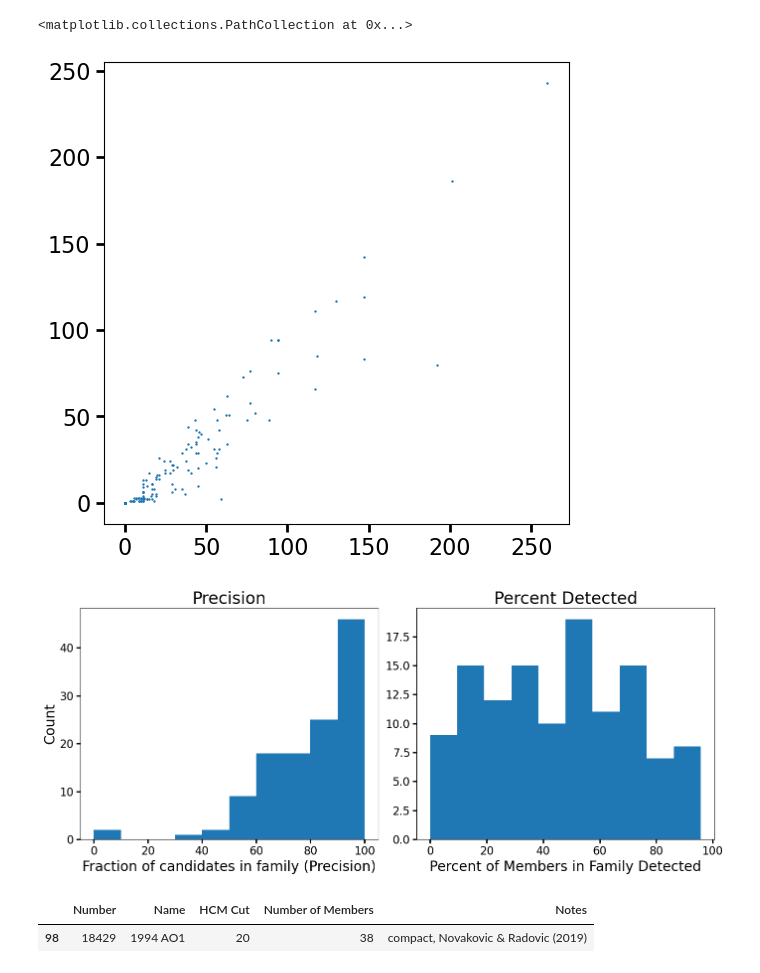
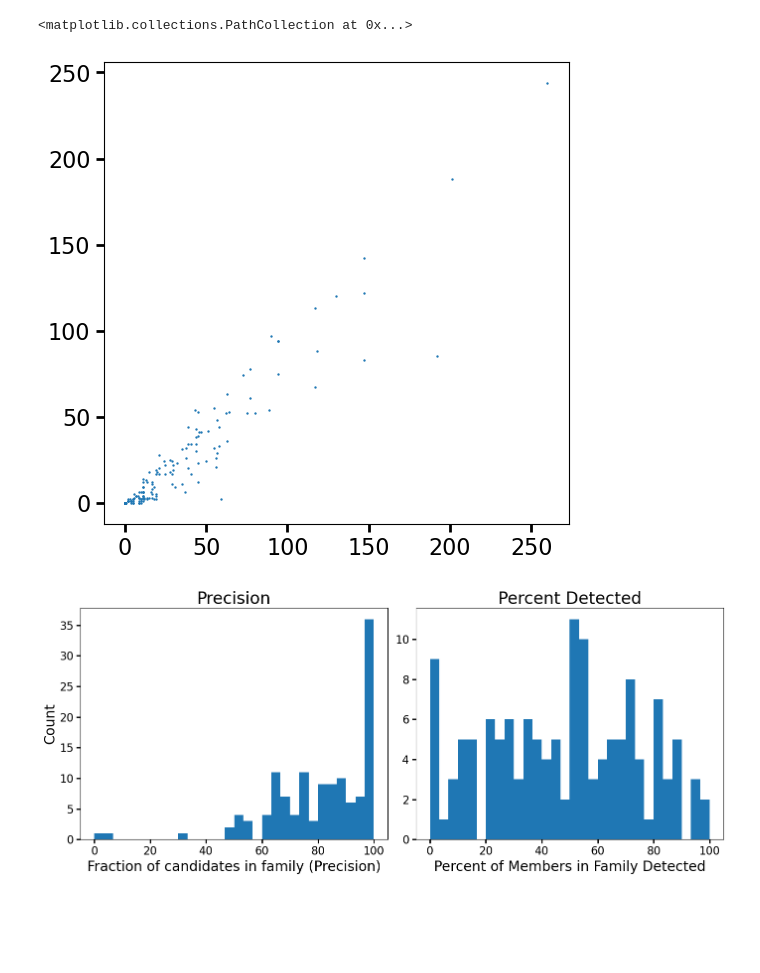
Before and after one commit to YangShen31/proper_elements_prediction, a Jupyter notebook: 4_family_identification/histogram_generations.ipynb, the cells around one changed output. Drawn from its saved outputs; the diff is of its cells as text; code cells hidden in the pictures; blank space fills up the shorter version.

```diff
--- a/4_family_identification/histogram_generations.ipynb
+++ b/4_family_identification/histogram_generations.ipynb
@@ -30,25 +48,26 @@ def calculate_d(a_p, delta_a_p, delta_e_p, delta_sin_i_p):
 	return d
 
 # create a slab enclosing all family members
-def slab_d_calc(family_df_copy, family_pred_df_copy, merged_df, command):
+def slab_d_calc(family_df_copy, family_pred_df, merged_df, command):
 	if command == "osculating":
-		columns_bound = {"a": "a", "e": "e", "sini": "Incl."}
-		columns = {"a": "a", "e": "e", "sini": "Incl."}
+		columns_bound = {"a": "a", "e": "e", "sini": "sini"}
+		columns = {"a": "a", "e": "e", "sini": "sini"}
 	elif command == "proper":
 		columns_bound = {"a": "propa", "e": "prope", "sini": "propsini"}
 		columns = {"a": "propa", "e": "prope", "sini": "propsini"}
 	elif command == "pred":
-		# family_df_copy = family_pred_df_copy
 		columns_bound = {"a": "propa", "e": "prope", "sini": "propsini"}
 		columns = {"a": "propa", "e": "pred_e", "sini": "pred_sini"}
+
+	adds = 0
 
 	a_adds = (family_df_copy[columns_bound["a"]].max() - family_df_copy[columns_bound["a"]].min())/2
 	e_adds = (family_df_copy[columns_bound["e"]].max() - family_df_copy[columns_bound["e"]].min())/2
 	sini_adds = (family_df_copy[columns_bound["sini"]].max() - family_df_copy[columns_bound["sini"]].min())/2
 
 	a_adds = 0
-	e_adds = 0
-	sini_adds = 0
+	e_adds = 0.001
+	sini_adds = 0.001
 
 	a_min, a_max = family_df_copy[columns_bound["a"]].min() - a_adds, family_df_copy[columns_bound["a"]].max() + a_adds
 	e_min, e_max = family_df_copy[columns_bound["e"]].min() - e_adds, family_df_copy[columns_bound["e"]].max() + e_adds
@@ -95,18 +114,26 @@ def histogram_generation(d_cutoff, family_df):
 	family_df["PackedName"] = family_df["PackedName"].apply(convert_id)
 	name_list = family_df["PackedName"]
 	family_df = nesvorny_elements[nesvorny_elements["Des'n"].isin(name_list)]
-	# Calculate the percentage of machine learning prediction still classifies asteroids into the family
-	family_pred_df = df_ngb[df_ngb["Des'n"].isin(name_list)]
 
-	d_df = slab_d_calc(family_df, family_pred_df, df_ngb, "pred")
+	# Family members in the test sample
+	family_pred_df = df_xgb[df_xgb["Des'n"].isin(name_list)]
+
+	d_df = slab_d_calc(family_df, family_pred_df, df_xgb, "pred")
 
 	if d_df.empty:
 		return 0, 0, 0
 
+	# The pair d values for asteroid and family asteroid
 	d_df_single = d_df.drop_duplicates(subset = ["name_asteroid"])
+
+	# The family members within the slab
 	num_family_slab = len(d_df_single[d_df_single["name_asteroid"].isin(name_list)])
+
+	# The slab asteroids within the d cutoff
 	filtered_df = d_df[d_df["d"] < float(d_cutoff.iloc[0])]
 	filtered_df = filtered_df.drop_duplicates(subset = ["name_asteroid"])
+
+	# The slab asteroid within the d cutoff is a true family member
 	family_slab_df = filtered_df[filtered_df["name_asteroid"].isin(name_list)]
 
 	return len(family_slab_df), len(family_pred_df), len(filtered_df)
@@ -148,7 +171,7 @@ dataset_path = Path('../data/family_tables')
 filenames = list(dataset_path.glob('*.csv'))
 name_list = []
 total_family_list = []
-true_family_list = []
+detected_family_list = []
 detected_asteroids_list = []
 # %%
 column_names = ['propa', 'prope', 'propsini', 'g', 's', 'H', 'NumOpps', 'PackedName', 'UnpackedName']
@@ -156,43 +179,38 @@ for filename in filenames:
 	df_family = pd.read_csv(str(filename), header = None, names = column_names)
 	family_number = str(filename).split("/")[-1].split(".")[0].split("_")[1]
 	d = df_d[df_d["Number"].astype(str) == family_number]["HCM Cut"]
-	number = df_d[df_d["Number"] == family_number]["Number of Members"]
+	number = df_d[df_d["Number"].astype(str) == family_number]["Number of Members"]
 
-	if family_number != "0":
-		true_family, total_family, detected_asteroids = histogram_generation(d, df_family)
+	if (family_number != "0"):
+		detected_family, total_family, detected_asteroids = histogram_generation(d, df_family)
 		name_list.append(filename)
-		true_family_list.append(true_family)
+		detected_family_list.append(detected_family)
 		total_family_list.append(total_family)
 		detected_asteroids_list.append(detected_asteroids)
 # %%
-plt.scatter(total_family_list, detected_family_list, s = 0.5)
+plt.scatter(total_family_list, detected_asteroids_list, s = 0.5)
 # plt.xlim(0, 50)
 # plt.ylim(0, 50)
 # %% [output]
 <matplotlib.collections.PathCollection at 0x...>
-[figure, old version]
+[figure, new version]
 # %%
-precision = np.array(true_family_list) / np.array(detected_asteroids_list) * 100
-percent_detected = np.array(true_family_list) / np.array(total_family_list) * 100
+precision = np.array(detected_family_list) / np.array(detected_asteroids_list) * 100
+percent_detected = np.array(detected_family_list) / np.array(total_family_list) * 100
 
 fig, axes = plt.subplots(1, 2, figsize=(14, 6))
 
-axes[0].hist(precision)
+axes[0].hist(precision, bins = 30)
 axes[0].set_ylabel("Count")
 axes[0].set_xlabel("Fraction of candidates in family (Precision)")
 axes[0].set_title("Precision")
 
-axes[1].hist(percent_detected)
+axes[1].hist(percent_detected, bins = 30)
 axes[1].set_xlabel("Percent of Members in Family Detected")
 axes[1].set_title("Percent Detected")
 
 plt.tight_layout()
 plt.savefig("../plots/Precision_and_Percent_detected.pdf")
 plt.show()
 # %% [output]
-[figure, old version]
+[figure, new version]
-# %%
-df_d[df_d["Name"] == '1994 AO1']
-# %% [output]
-|  | Number | Name | HCM Cut | Number of Members | Notes |
-| 98 | 18429 | 1994 AO1 | 20 | 38 | compact, Novakovic & Radovic (2019) |
```
Also changed, not shown: parts of 11 cells of this notebook.
